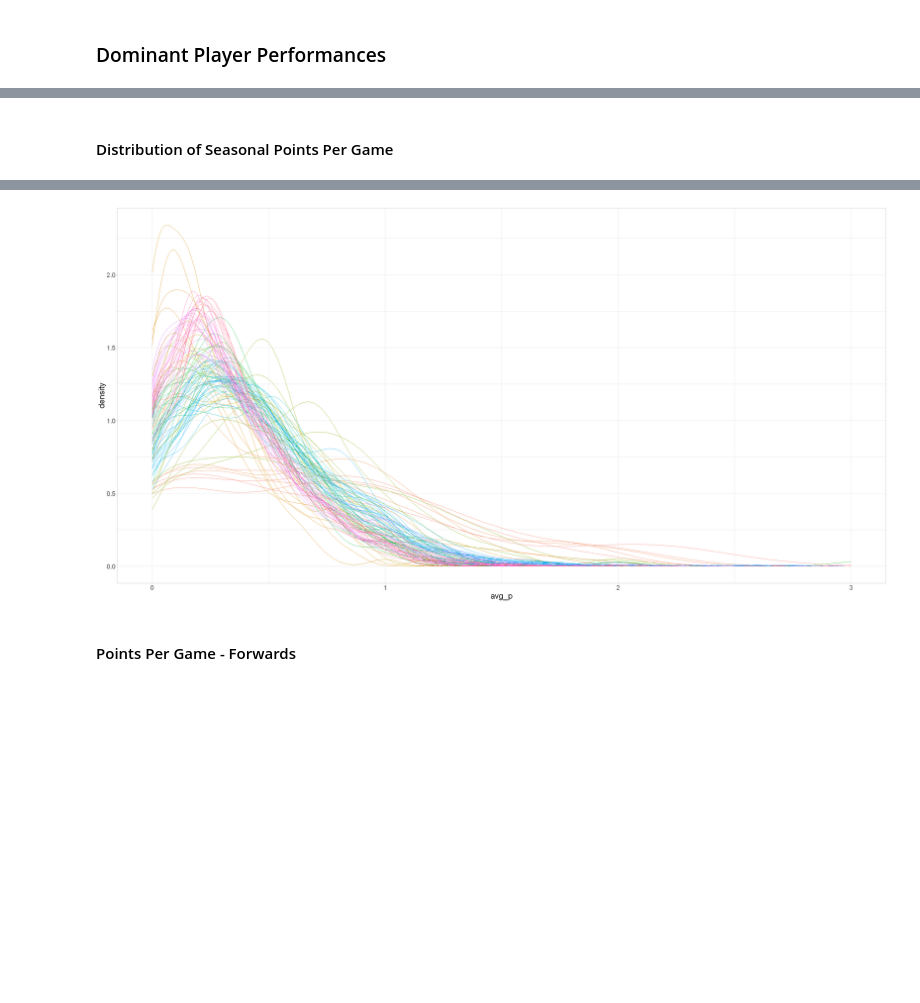
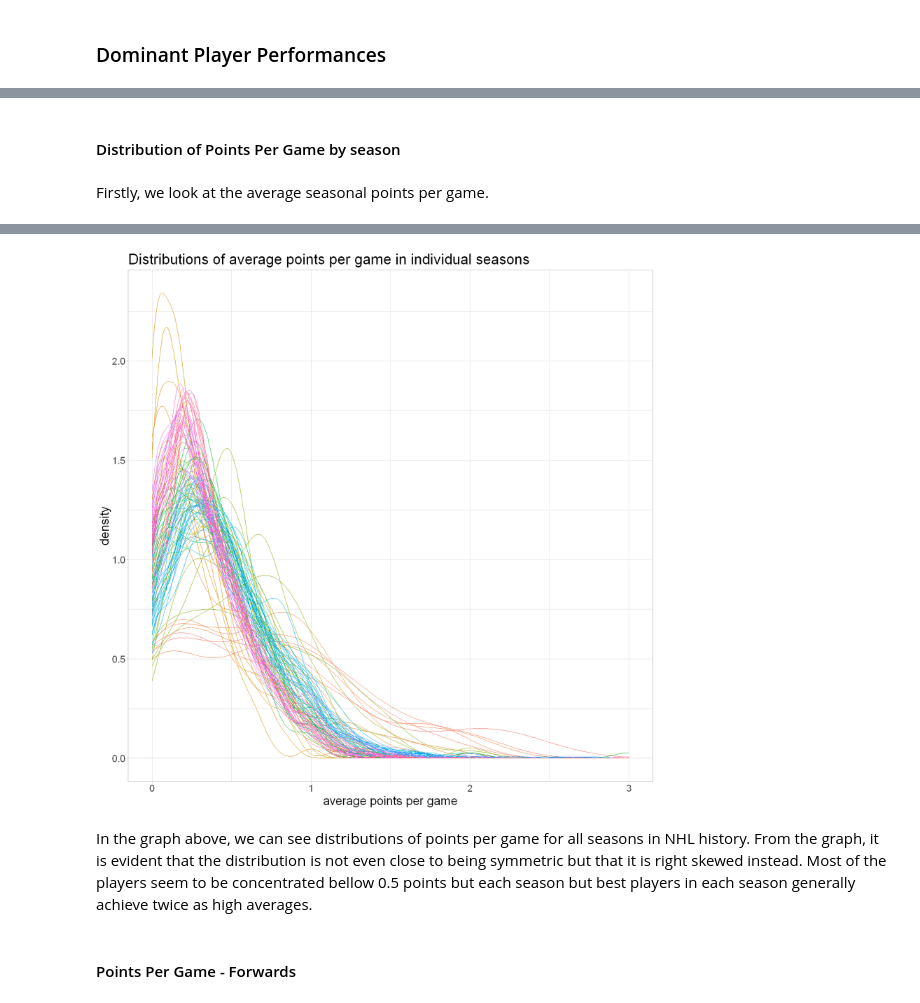
Before and after one commit to honzaz1234/elite, a Jupyter notebook: report/nhl.ipynb, the cells around one changed output, grey strips where cells are left out. Saved outputs shown, nothing was run; the diff lists cells and outputs as text; code cells hidden in the pictures; blank space fills up the shorter version.

```diff
--- a/report/nhl.ipynb
+++ b/report/nhl.ipynb
@@ -13,12 +13,14 @@ path_files <- "C://Users//jziac//OneDrive//Documents//programovani//projekty//el
 players_file_name <- "nhl_player_stats.csv"
 goalies_file_name <- "nhl_goalie_stats.csv"
 # %%
-#graphics set up
+#graphics set up for plots
 gg_size <- 11
 plot_size <- 7
 size_multiplier <- 2
 options(repr.plot.width = plot_size*size_multiplier, repr.plot.height = plot_size*size_multiplier)
 def_plot_setup <- theme_light() +
 theme(text=element_text(size = gg_size*size_multiplier,  family = "helvetica"))
-my_colours <- brewer.pal(n = 9,"Paired")
+my_colours <- brewer.pal(n = 12,"Paired")
+my_colours_2 <- brewer.pal(n=12, "Set3")
+my_colours_3 <- brewer.pal(n=9, "Set1")
 # %%
@@ -304,12 +403,15 @@ Warning message in grid.Call(C_textBounds, as.graphicsAnnot(x$label), x$x, x$y,
 # %% [markdown]
-#### Distribution of Seasonal Points Per Game
+#### Distribution of Points Per Game by season
+# %% [markdown]
+Firstly, we look at the average seasonal points per game.
 # %%
-player_data %>%
+suppressMessages(player_data %>%
   filter(regular_season == 1) %>%
   ggplot(., aes(x = avg_p, colour = season)) +
   geom_density() +
+  labs(x="average points per game", title="Distributions of average points per game in individual seasons") +
   def_plot_setup +
-  theme(legend.position = 'none')
+  theme(legend.position = 'none'))
 # %% [output]
 Warning message:
 "Removed 1135 rows containing non-finite values (`stat_density()`)."
@@ -332,4 +433,6 @@ Warning message in grid.Call.graphics(C_text, as.graphicsAnnot(x$label), x$x, x$
-[figure, old version]
+[figure, new version]
+# %% [markdown]
+In the graph above, we can see distributions of points per game for all seasons in NHL history. From the graph, it is evident that the distribution is not even close to being symmetric but that it is right skewed instead. Most of the players seem to be concentrated bellow 0.5 points but each season but best players in each season generally achieve twice as high averages.
 # %% [markdown]
 #### Points Per Game - Forwards
 # %% [markdown]
```
Also changed, not shown: parts of 33 cells of this notebook.
